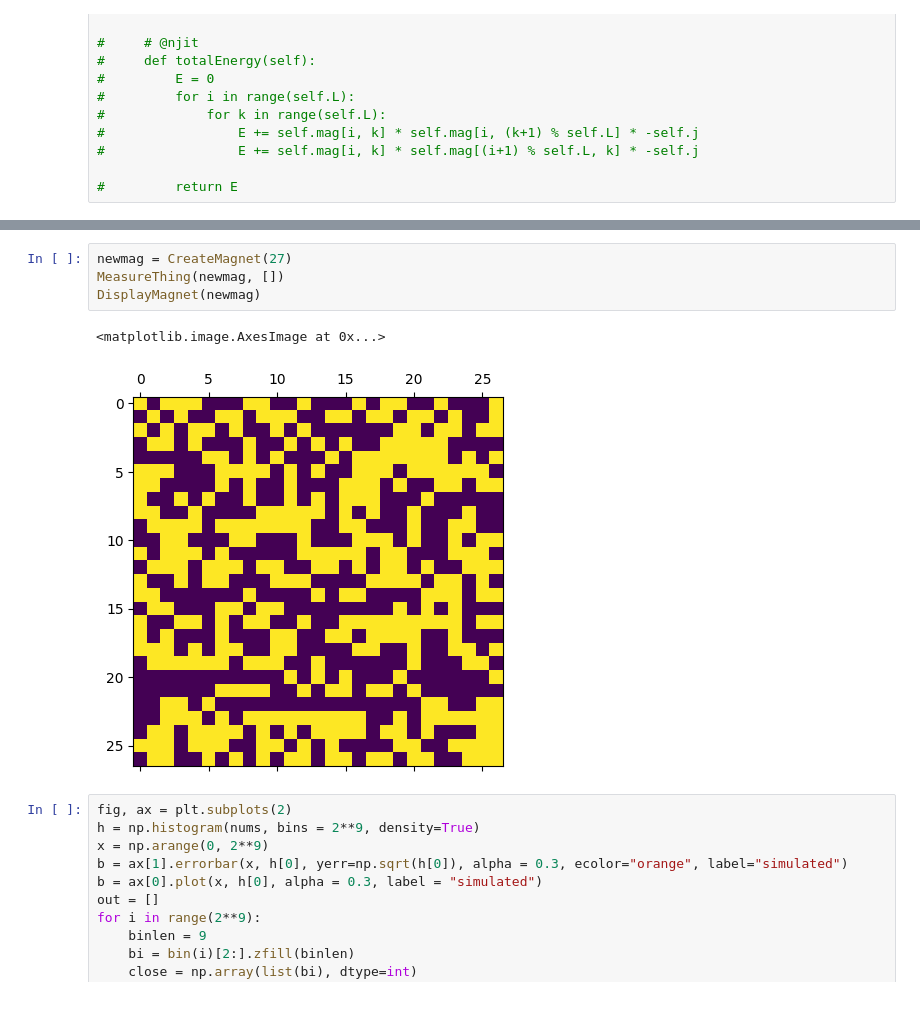
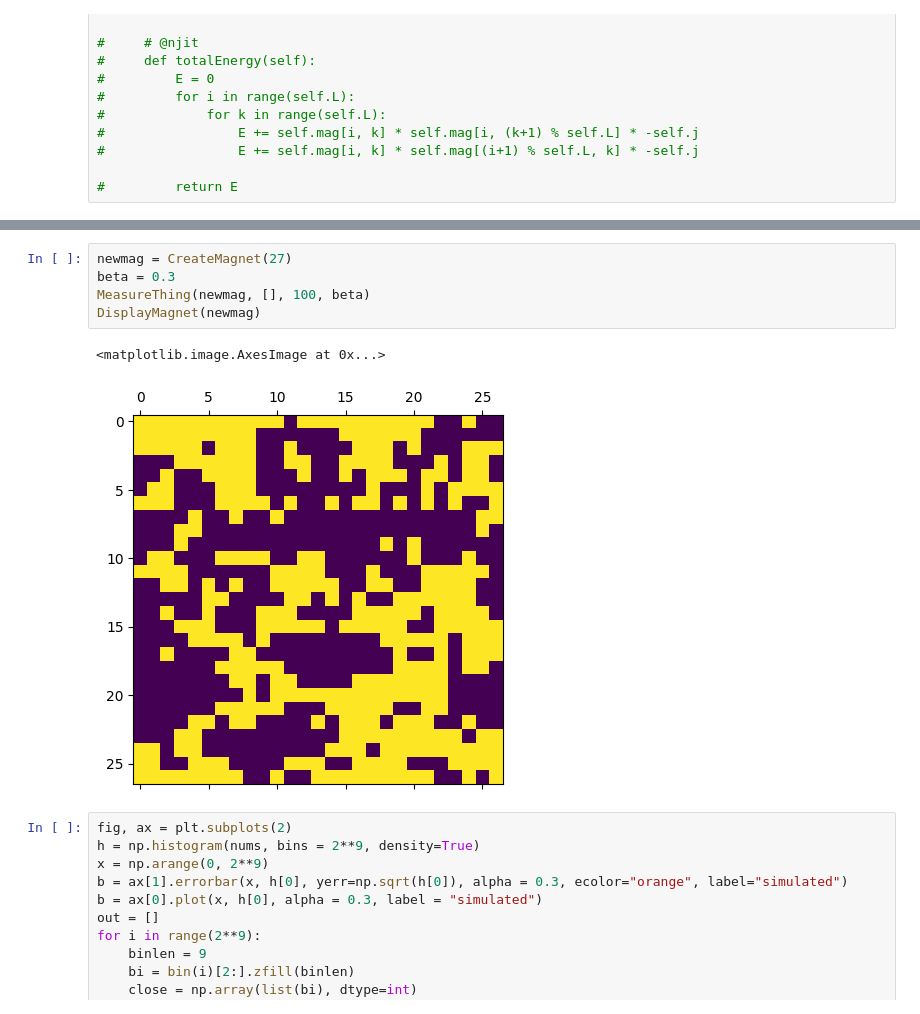
Before and after one commit to Goldartfrog/ComputationalPhysics, a Jupyter notebook: CompPhys/Project 2/ising.ipynb, the cells around one changed output, grey strips where cells are left out. Saved outputs shown, nothing was run; the diff lists cells and outputs as text.

```diff
--- a/CompPhys/Project 2/ising.ipynb
+++ b/CompPhys/Project 2/ising.ipynb
@@ -201,10 +209,11 @@ print(MeasureM2(myMag))
 # %%
 newmag = CreateMagnet(27)
-MeasureThing(newmag, [])
+beta = 0.3
+MeasureThing(newmag, [], 100, beta)
 DisplayMagnet(newmag)
 # %% [output]
 <matplotlib.image.AxesImage at 0x...>
-[figure, old version]
+[figure, new version]
 # %%
 fig, ax = plt.subplots(2)
 h = np.histogram(nums, bins = 2**9, density=True)
```
Also changed, not shown: parts of 21 cells of this notebook, 1 other file.
